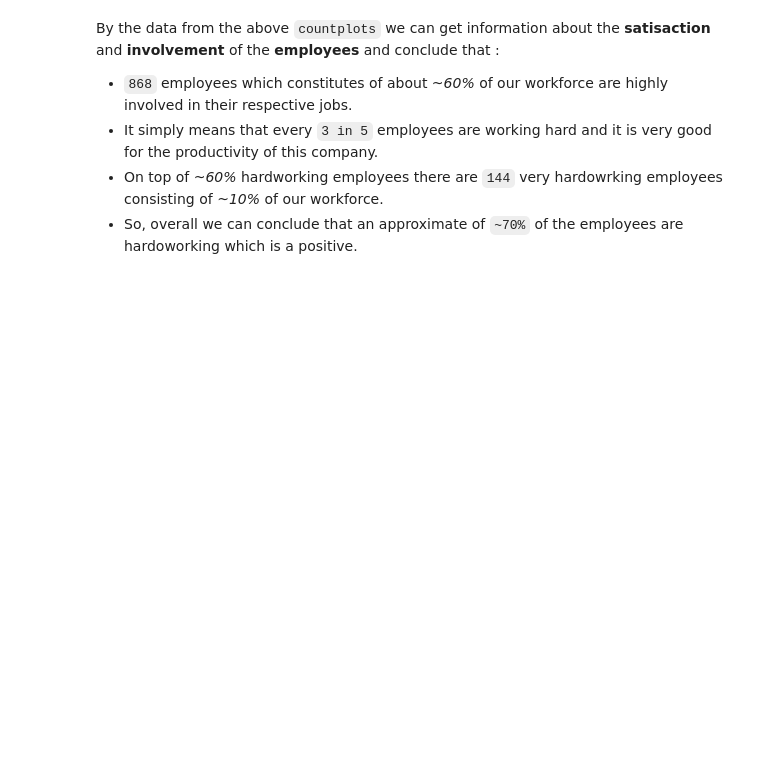
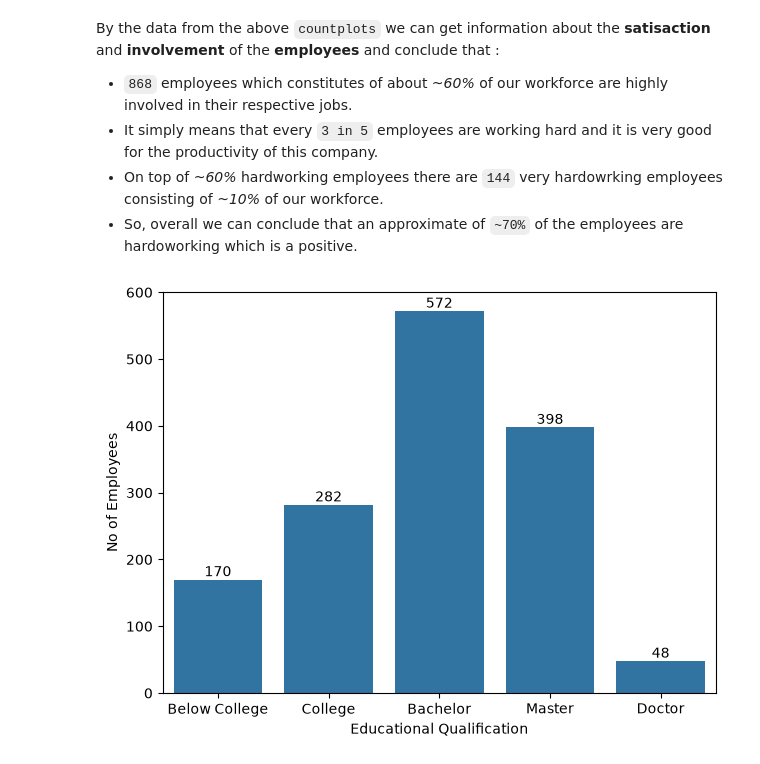
Before and after one commit to praveenkumar231205/ibm-hr-analytics-python, a Jupyter notebook: 01_eda_and_insights.ipynb, the cells around one changed output. Saved outputs shown, nothing was run; the diff lists cells and outputs as text; code cells hidden in the pictures; blank space fills up the shorter version.

Commit message:
Educational qualifications plotted and marked down

```diff
--- a/01_eda_and_insights.ipynb
+++ b/01_eda_and_insights.ipynb
@@ -206,3 +206,15 @@ By the data from the above `countplots` we can get information about the **satis
 *  It simply means that every `3 in 5` employees are working hard and it is very good for the productivity of this company.
 *  On top of *~60%* hardworking employees there are `144` very hardowrking employees consisting of *~10%* of our workforce.
 *  So, overall we can conclude that an approximate of `~70%` of the employees are hardoworking which is a positive.
+# %%
+#Plotting for educational qualifications
+edu_order = ['Below College', 'College', 'Bachelor', 'Master', 'Doctor']
+graph = sns.countplot(data = df, x ='Education_label', order=edu_order)
+graph.bar_label(graph.containers[0])
+plt.xlabel("Educational Qualification")
+plt.ylabel("No of Employees")
+plt.Figure(figsize=(6,6))
+plt.tight_layout()
+plt.show()
+# %% [output]
+[figure, added]
```
Also changed, not shown: parts of 1 cell of this notebook.
